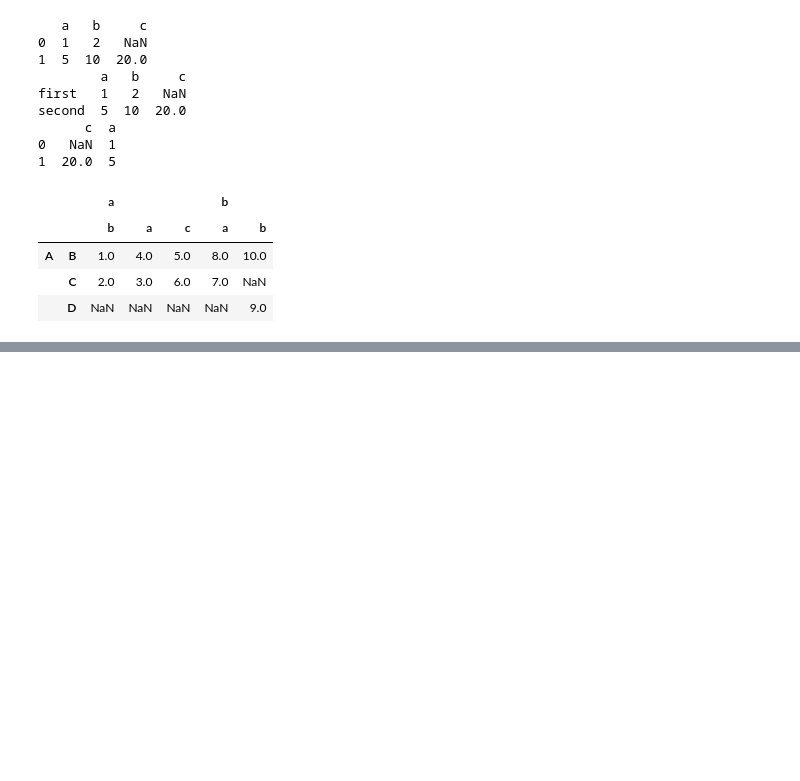
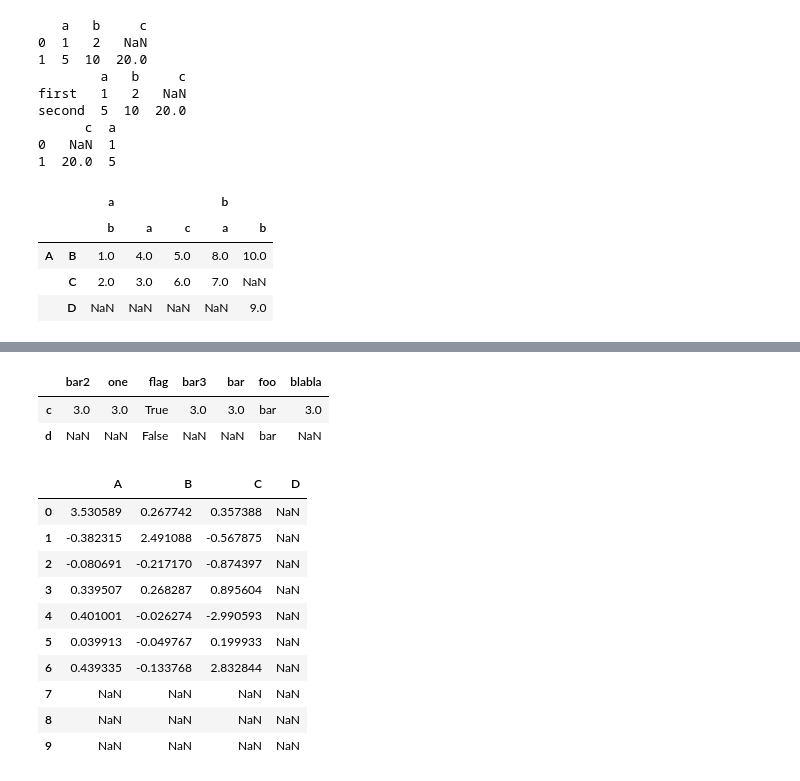
Before and after one commit to Ezrio1/playground, a Jupyter notebook: pandas/intro_data_str.ipynb, the cells around one changed output, grey strips where cells are left out. Cells and saved outputs as stored; diff of their text form; code cells hidden in the pictures; blank space fills up the shorter version.

```diff
--- a/pandas/intro_data_str.ipynb
+++ b/pandas/intro_data_str.ipynb
@@ -328,0 +474,22 @@ pd.DataFrame(
+# %%
+df[2:4]
+# %% [output]
+|  | bar2 | one | flag | bar3 | bar | foo | blabla |
+| c | 3.0 | 3.0 | True | 3.0 | 3.0 | bar | 3.0 |
+| d | NaN | NaN | False | NaN | NaN | bar | NaN |
+# %%
+df = pd.DataFrame(np.random.randn(10,4), columns=["A","B","C","D"])
+df2 = pd.DataFrame(np.random.randn(7,3), columns=["A","B","C"])
+df + df2
+# %% [output]
+|  | A | B | C | D |
+| 0 | 3.530589 | 0.267742 | 0.357388 | NaN |
+| 1 | -0.382315 | 2.491088 | -0.567875 | NaN |
+| 2 | -0.080691 | -0.217170 | -0.874397 | NaN |
+| 3 | 0.339507 | 0.268287 | 0.895604 | NaN |
+| 4 | 0.401001 | -0.026274 | -2.990593 | NaN |
+| 5 | 0.039913 | -0.049767 | 0.199933 | NaN |
+| 6 | 0.439335 | -0.133768 | 2.832844 | NaN |
+| 7 | NaN | NaN | NaN | NaN |
+| 8 | NaN | NaN | NaN | NaN |
+| 9 | NaN | NaN | NaN | NaN |
```
Also changed, not shown: parts of 35 cells of this notebook.
